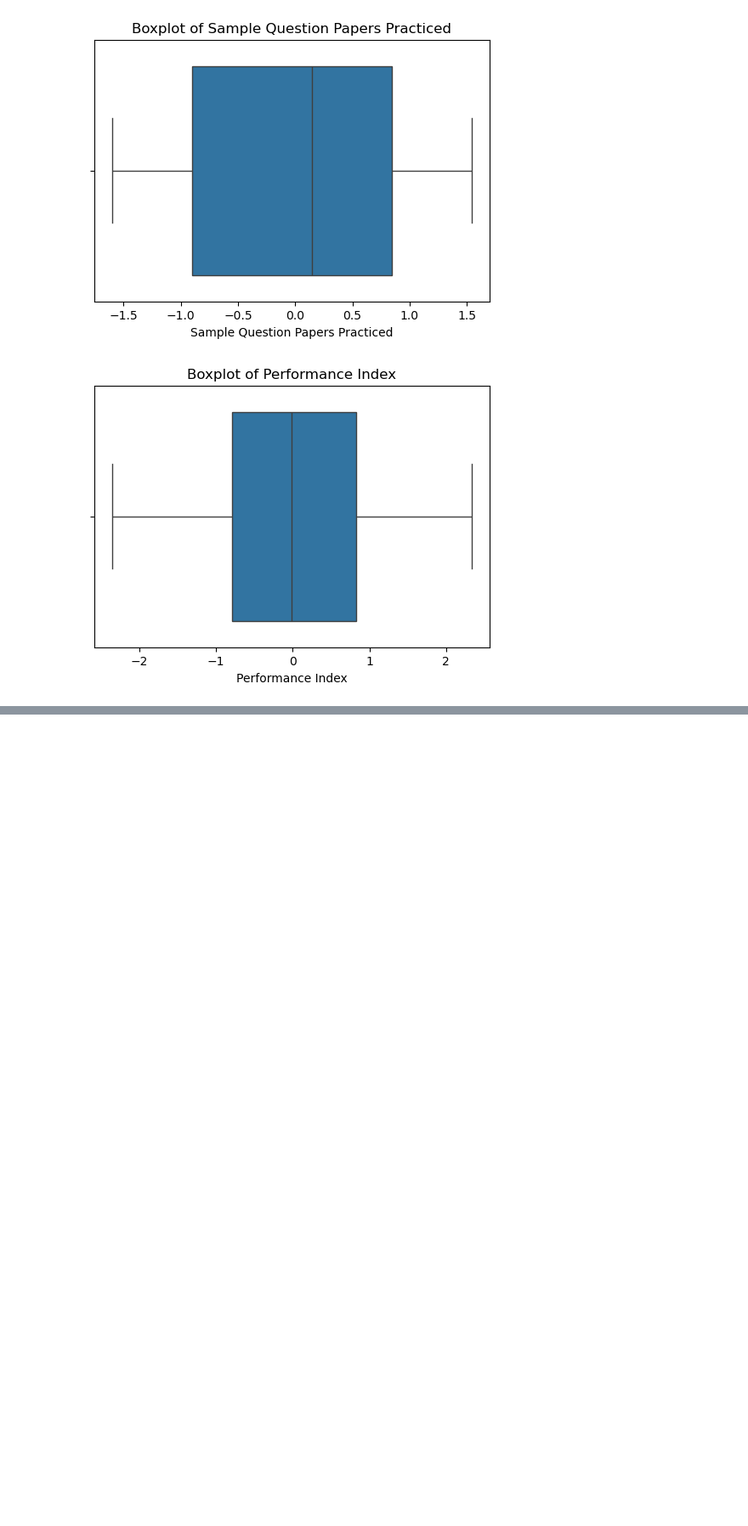
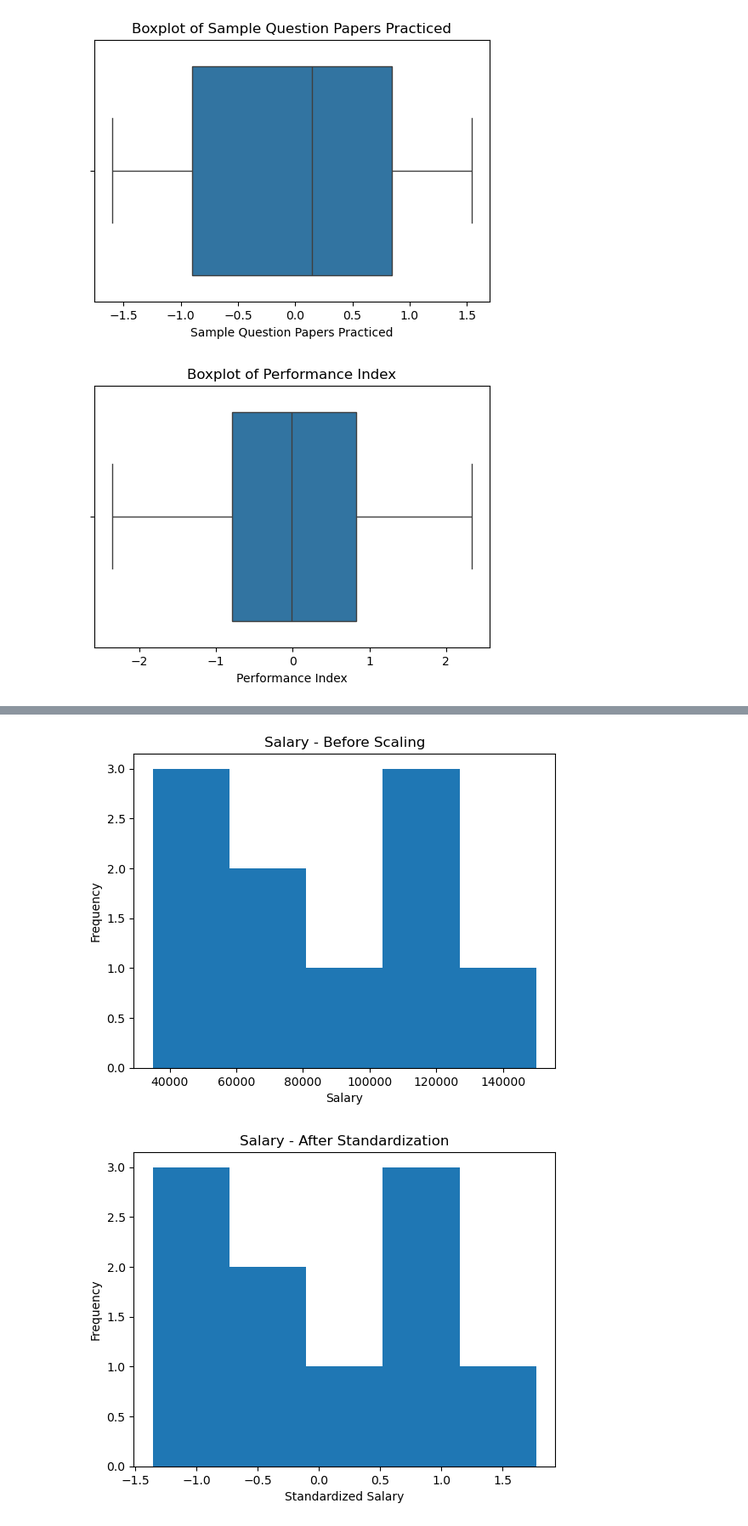
Before and after one commit to bhimashanka/classwork, a Jupyter notebook: day13.ipynb, the cells around one changed output, grey strips where cells are left out. Shown at 85% size. Saved outputs shown, nothing was run; the diff lists cells and outputs as text; code cells hidden in the pictures; blank space fills up the shorter version.

```diff
--- a/day13.ipynb
+++ b/day13.ipynb
@@ -106,0 +133,46 @@ NameError: name 'x_train' is not defined
+# %%
+import pandas as pd
+import numpy as np
+from sklearn.preprocessing import StandardScaler
+df = pd.DataFrame({
+    'Age': [22, 25, 47, 52, 46, 56, 23, 44, 30, 35],
+    'Salary': [35000, 48000, 150000, 110000, 98000, 125000, 40000, 105000, 65000, 72000]
+})
+
+standard_scaler = StandardScaler()
+df_standardized = pd.DataFrame(
+    standard_scaler.fit_transform(df),
+    columns=df.columns
+)
+from sklearn.preprocessing import MinMaxScaler
+
+minmax_scaler = MinMaxScaler()
+df_normalized = pd.DataFrame(
+    minmax_scaler.fit_transform(df),
+    columns=df.columns
+)
+import matplotlib.pyplot as plt
+
+plt.figure()
+plt.hist(df['Salary'], bins=5)
+plt.title("Salary - Before Scaling")
+plt.xlabel("Salary")
+plt.ylabel("Frequency")
+plt.show()
+
+plt.figure()
+plt.hist(df_standardized['Salary'], bins=5)
+plt.title("Salary - After Standardization")
+plt.xlabel("Standardized Salary")
+plt.ylabel("Frequency")
+plt.show()
+
+plt.figure()
+plt.hist(df_normalized['Salary'], bins=5)
+plt.title("Salary - After MinMax Scaling")
+plt.xlabel("Normalized Salary")
+plt.ylabel("Frequency")
+plt.show()
+# %% [output]
+[figure, added]
+[figure, added]
```
Also changed, not shown: parts of 5 cells of this notebook, 6 other files.
